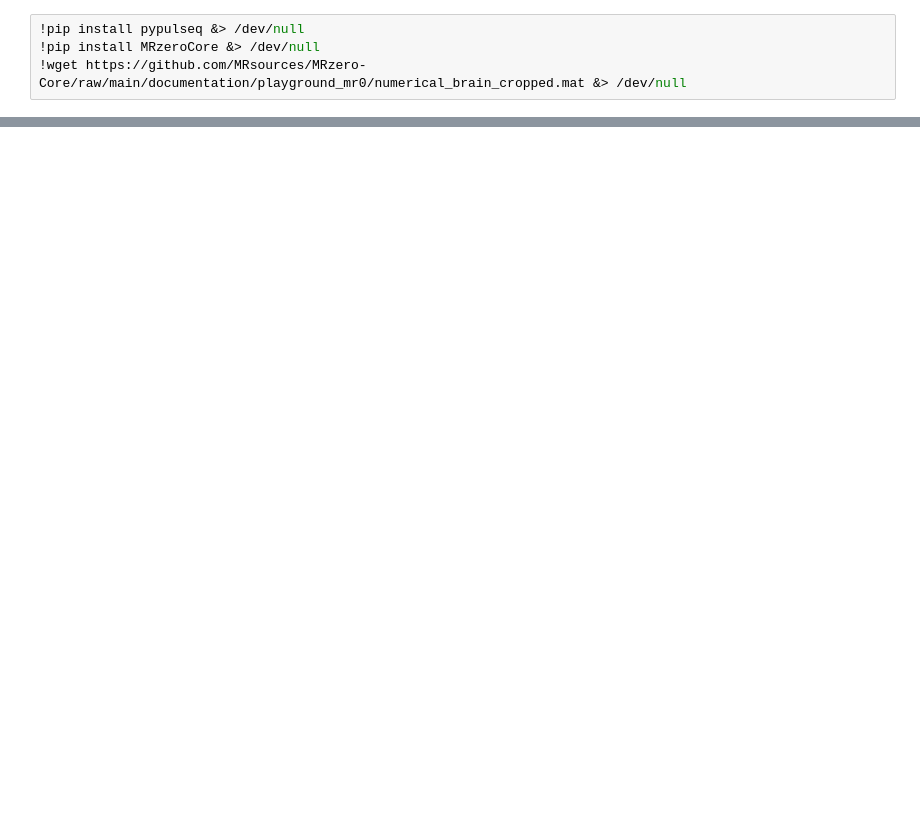
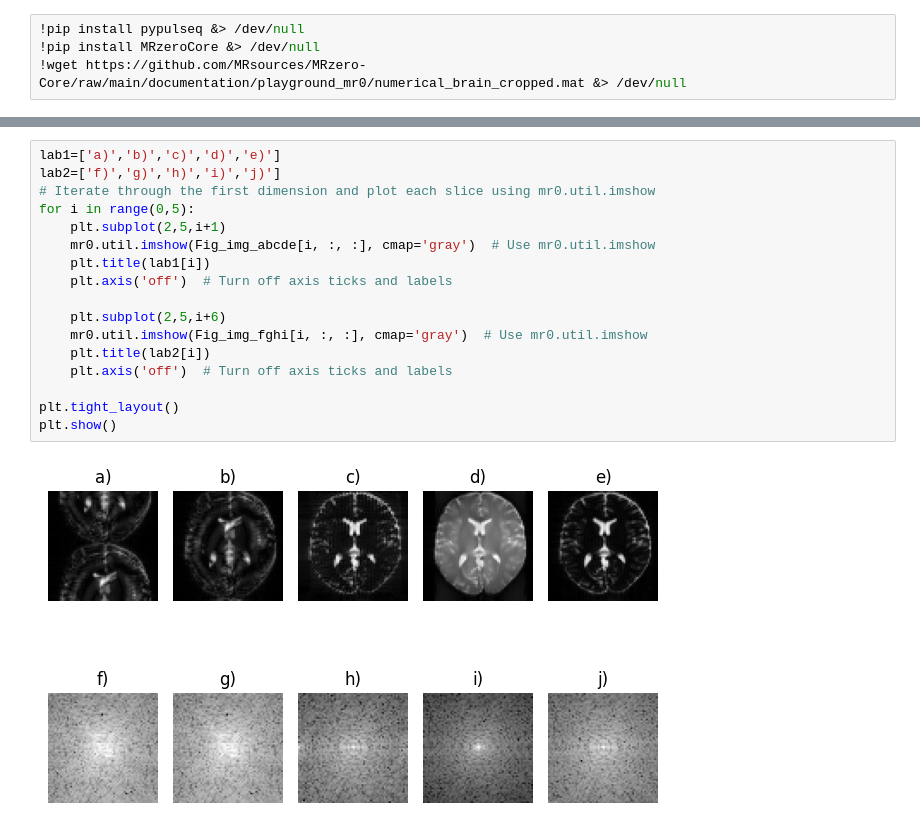
Before and after one commit to ovedtal1/Article_MAGMA24_RMRI, a Jupyter notebook: scripts/Fig_5_TSE_2D_re-implementation.ipynb, the cells around one changed output, grey strips where cells are left out. Cells and saved outputs as stored; diff of their text form; blank space fills up the shorter version.

Commit message:
added individual subplots a-b-c-d-e

```diff
--- a/scripts/Fig_5_TSE_2D_re-implementation.ipynb
+++ b/scripts/Fig_5_TSE_2D_re-implementation.ipynb
@@ -166,0 +862,19 @@ Calculating repetition 43 / 43 - done
+# %%
+lab1=['a)','b)','c)','d)','e)']
+lab2=['f)','g)','h)','i)','j)']
+# Iterate through the first dimension and plot each slice using mr0.util.imshow
+for i in range(0,5):
+    plt.subplot(2,5,i+1)
+    mr0.util.imshow(Fig_img_abcde[i, :, :], cmap='gray')  # Use mr0.util.imshow
+    plt.title(lab1[i])
+    plt.axis('off')  # Turn off axis ticks and labels
+
+    plt.subplot(2,5,i+6)
+    mr0.util.imshow(Fig_img_fghi[i, :, :], cmap='gray')  # Use mr0.util.imshow
+    plt.title(lab2[i])
+    plt.axis('off')  # Turn off axis ticks and labels
+
+plt.tight_layout()
+plt.show()
+# %% [output]
+[figure, added]
```
Also changed, not shown: parts of 7 cells of this notebook.
